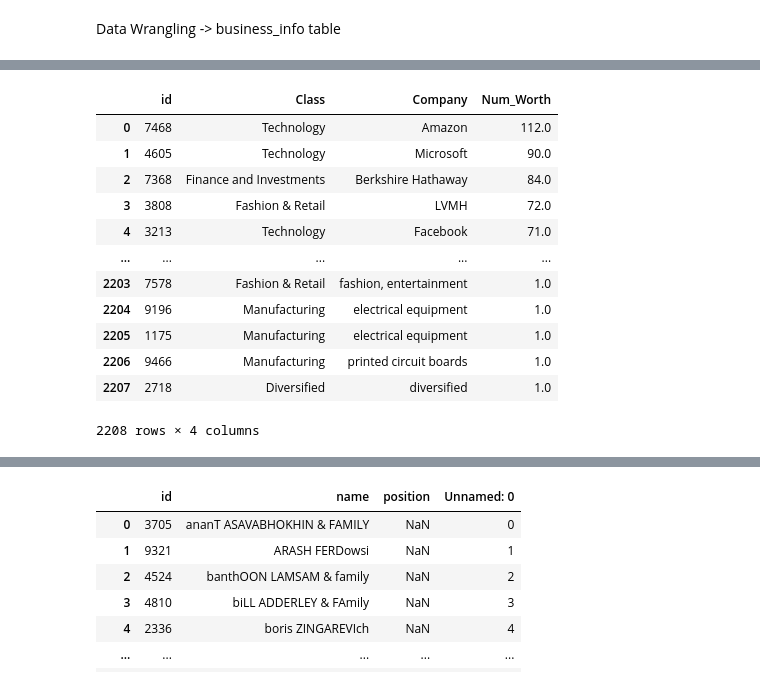
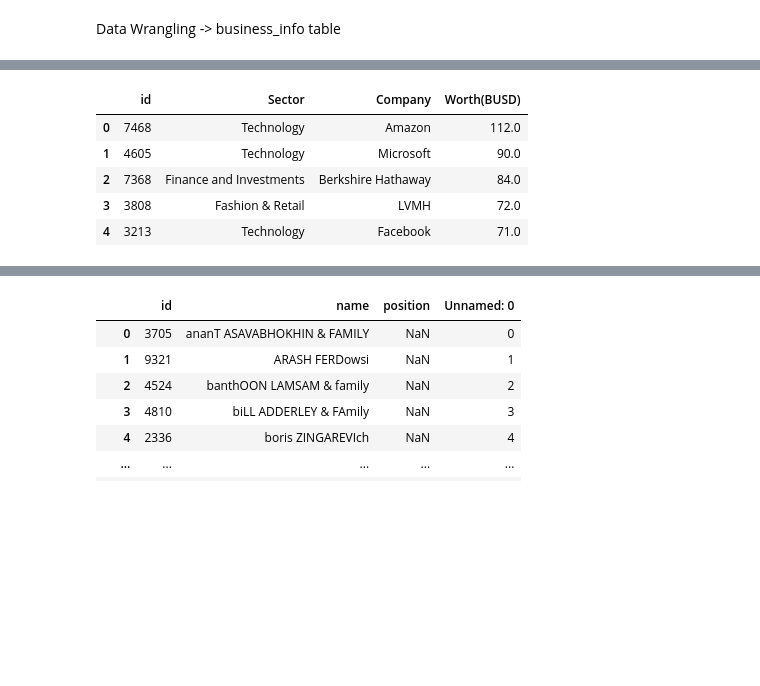
Before and after one commit to nicolas2192/Ironhack-Module-1-Project-MyProject, a Jupyter notebook: notebooks/Wrangling.ipynb, the cells around one changed output, grey strips where cells are left out. Drawn from its saved outputs; the diff is of its cells as text; code cells hidden in the pictures; blank space fills up the shorter version.

```diff
--- a/notebooks/Wrangling.ipynb
+++ b/notebooks/Wrangling.ipynb
@@ -98,3 +37,0 @@ b
-# %%
-b.drop(drop_cols, axis=1, inplace=True)
-b
@@ -123,7 +49,6 @@ def source_split(source, position):
 # %%
-# b["Class"] = b["Source"].apply(source_split, position=0)
-# b["Company"] = b["Source"].apply(source_split, position=1)
-b["Class"] = b["Source"].str.split("==>").apply(lambda x: x[0]).apply(str.strip)
+# Splitting Source column into two columns, Sector and Company
+b["Sector"] = b["Source"].str.split("==>").apply(lambda x: x[0]).apply(str.strip)
 b["Company"] = b["Source"].str.split("==>").apply(lambda x: x[1]).apply(str.strip)
-b
+b.head()
 # %% [output]
@@ -143,4 +60,0 @@ b
-# %%
-b["Num_Worth"] = b["worth"].str.replace(" BUSD", "")
-b = b.astype({"Num_Worth": float})
-b
@@ -190,0 +61,4 @@ b
+# %%
+# Replacing "" BUSD" with "" and converting it into a float type
+b["Worth(BUSD)"] = b["worth"].str.replace(" BUSD", "").astype("float")
+b.head()
@@ -191,17 +72,11 @@ b
 # %%
-b.drop(["Source", "worth"], axis=1, inplace=True)
-b
+# Dropping unnecessary columns
+b.drop(columns=["Unnamed: 0", "worthChange", "realTimeWorth", "realTimePosition", "Source", "worth"], axis=1, inplace=True)
+b.head()
 # %% [output]
-|  | id | Class | Company | Num_Worth |
+|  | id | Sector | Company | Worth(BUSD) |
 | 0 | 7468 | Technology | Amazon | 112.0 |
 | 1 | 4605 | Technology | Microsoft | 90.0 |
 | 2 | 7368 | Finance and Investments | Berkshire Hathaway | 84.0 |
 | 3 | 3808 | Fashion & Retail | LVMH | 72.0 |
 | 4 | 3213 | Technology | Facebook | 71.0 |
-| ... | ... | ... | ... | ... |
-| 2203 | 7578 | Fashion & Retail | fashion, entertainment | 1.0 |
-| 2204 | 9196 | Manufacturing | electrical equipment | 1.0 |
-| 2205 | 1175 | Manufacturing | electrical equipment | 1.0 |
-| 2206 | 9466 | Manufacturing | printed circuit boards | 1.0 |
-| 2207 | 2718 | Diversified | diversified | 1.0 |
-2208 rows × 4 columns
```
Also changed, not shown: parts of 54 cells of this notebook, 39 other files.
